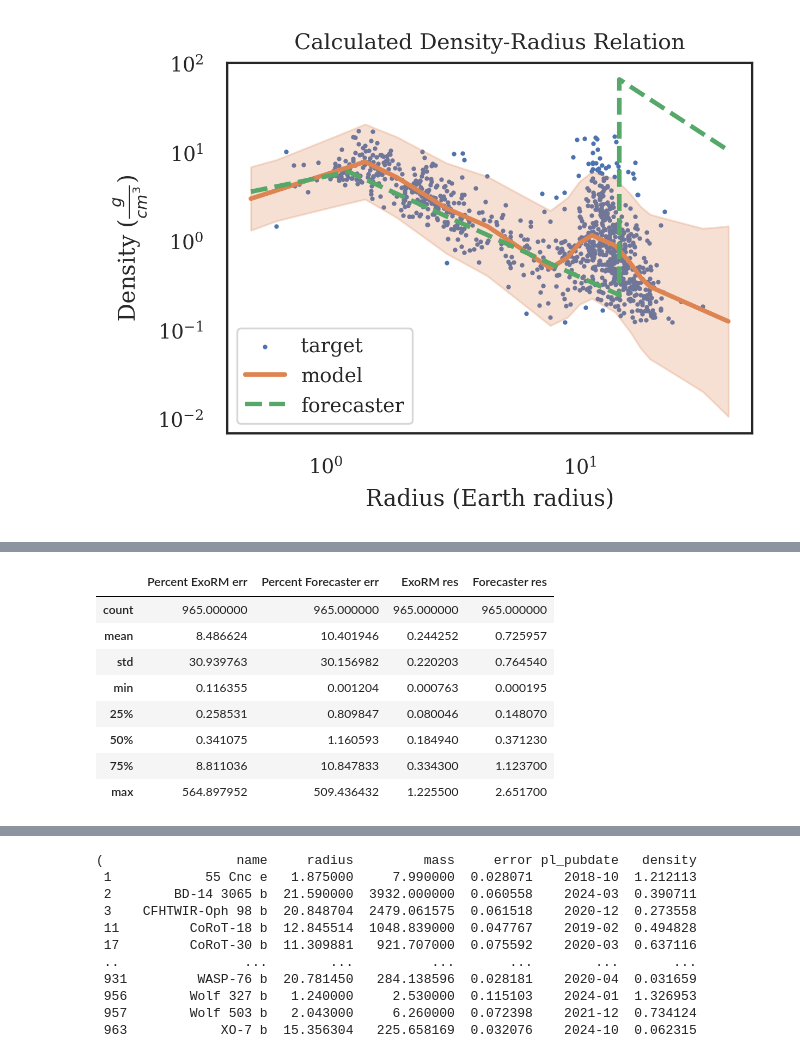
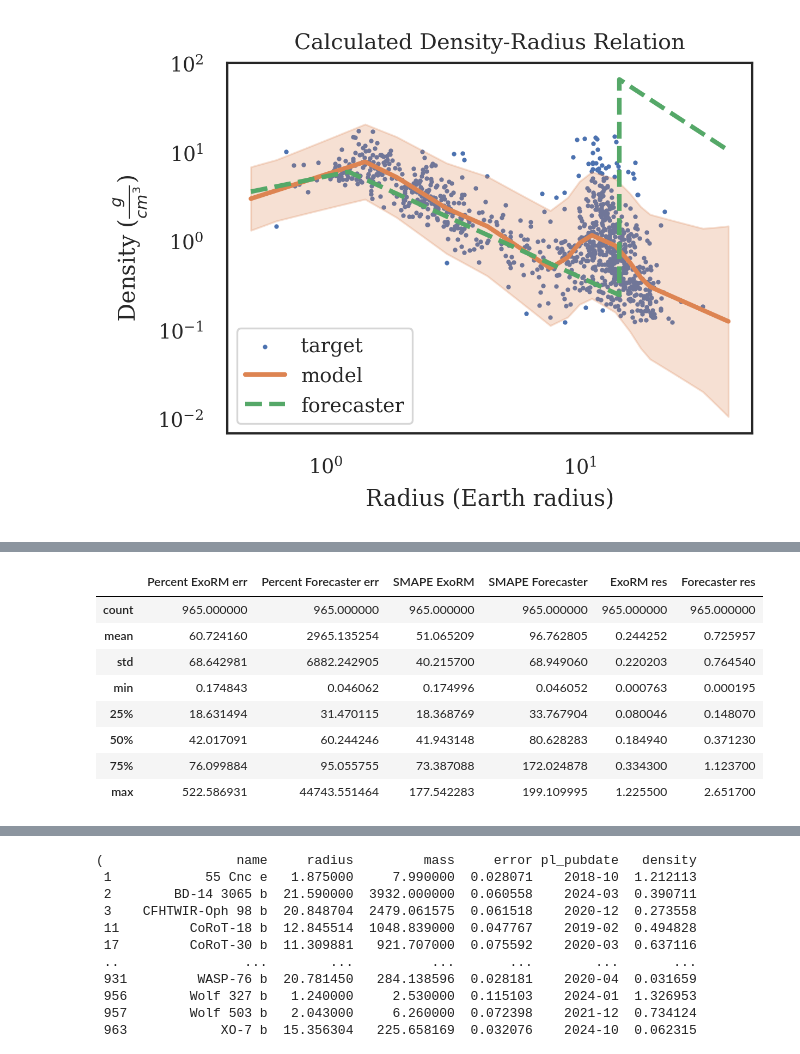
Before and after one commit to kzhu2099/ExoRM, a Jupyter notebook: comparison.ipynb, the cells around one changed output, grey strips where cells are left out. Saved outputs shown, nothing was run; the diff lists cells and outputs as text; code cells hidden in the pictures.

```diff
--- a/comparison.ipynb
+++ b/comparison.ipynb
@@ -35,11 +35,11 @@ matplotlib.rcParams['figure.constrained_layout.use'] = True
 matplotlib.rcParams['lines.markersize'] = 1.2  # Default marker size (scatter size)
 matplotlib.rcParams['lines.linewidth'] = 2   # Default line width
 
-path = 'YOURPATHFOR/SAVEDSTUFF/LIKEFIGURES/ORCSVS'
+path = 'Paper Material/ExoRM'
 
 data = read_rm_data()
 data = preprocess_data(data)
-data = data[['name', 'radius', 'mass', 'density']]
+data = data[['name', 'radius', 'mass', 'density', 'error']]
 
 data
 # %% [output]
@@ -204,7 +204,7 @@ p_data[columns] = p_data[columns].map(
 )
 
 p_data['winner'] = p_data.apply(
-    lambda x: 'ExoRM' if abs(x['ExoRM res']) < abs(x['Forecaster res']) else 'Forecaster', axis = 1
+    lambda x: 'ExoRM' if abs(10 ** x['ExoRM'] - 10 ** x['mass']) < abs(10 ** x['Forecaster'] - 10 ** x['mass']) else 'Forecaster', axis = 1
 )
 
 if save: p_data[['name'] + columns + ['winner']].to_csv(f'{path}/ExoRM_results.csv', index = False)
@@ -225,15 +225,18 @@ p_data.head(10)
 # %%
-p_data['Percent ExoRM err'] = 100 * ((10 ** p_data['ExoRM res']) / (10 ** p_data['mass']))
-p_data['Percent Forecaster err'] = 100 * ((10 ** p_data['Forecaster res']) / (10 ** p_data['mass']))
+p_data['Percent ExoRM err'] = 100 * (((10 ** p_data['ExoRM']) - (10 ** p_data['mass'])) / (10 ** p_data['mass'])).abs()
+p_data['Percent Forecaster err'] = 100 * (((10 ** p_data['Forecaster']) - (10 ** p_data['mass'])) / (10 ** p_data['mass'])).abs()
 
-p_data[['Percent ExoRM err', 'Percent Forecaster err', 'ExoRM res', 'Forecaster res']].abs().describe()
+p_data['SMAPE ExoRM'] = 100 * (((10 ** p_data['ExoRM']) - (10 ** p_data['mass'])) / ((10 ** p_data['mass'] + 10 ** p_data['ExoRM']) / 2)).abs()
+p_data['SMAPE Forecaster'] = 100 * (((10 ** p_data['Forecaster']) - (10 ** p_data['mass'])) / ((10 ** p_data['mass'] + 10 ** p_data['Forecaster']) / 2)).abs()
+
+p_data[['Percent ExoRM err', 'Percent Forecaster err', 'SMAPE ExoRM', 'SMAPE Forecaster', 'ExoRM res', 'Forecaster res']].abs().describe()
 # %% [output]
-|  | Percent ExoRM err | Percent Forecaster err | ExoRM res | Forecaster res |
-| count | 965.000000 | 965.000000 | 965.000000 | 965.000000 |
-| mean | 8.486624 | 10.401946 | 0.244252 | 0.725957 |
-| std | 30.939763 | 30.156982 | 0.220203 | 0.764540 |
-| min | 0.116355 | 0.001204 | 0.000763 | 0.000195 |
-| 25% | 0.258531 | 0.809847 | 0.080046 | 0.148070 |
-| 50% | 0.341075 | 1.160593 | 0.184940 | 0.371230 |
-| 75% | 8.811036 | 10.847833 | 0.334300 | 1.123700 |
-| max | 564.897952 | 509.436432 | 1.225500 | 2.651700 |
+|  | Percent ExoRM err | Percent Forecaster err | SMAPE ExoRM | SMAPE Forecaster | ExoRM res | Forecaster res |
+| count | 965.000000 | 965.000000 | 965.000000 | 965.000000 | 965.000000 | 965.000000 |
+| mean | 60.724160 | 2965.135254 | 51.065209 | 96.762805 | 0.244252 | 0.725957 |
+| std | 68.642981 | 6882.242905 | 40.215700 | 68.949060 | 0.220203 | 0.764540 |
+| min | 0.174843 | 0.046062 | 0.174996 | 0.046052 | 0.000763 | 0.000195 |
+| 25% | 18.631494 | 31.470115 | 18.368769 | 33.767904 | 0.080046 | 0.148070 |
+| 50% | 42.017091 | 60.244246 | 41.943148 | 80.628283 | 0.184940 | 0.371230 |
+| 75% | 76.099884 | 95.055755 | 73.387088 | 172.024878 | 0.334300 | 1.123700 |
+| max | 522.586931 | 44743.551464 | 177.542283 | 199.109995 | 1.225500 | 2.651700 |
```
Also changed, not shown: parts of 14 cells of this notebook, 1 other file.
